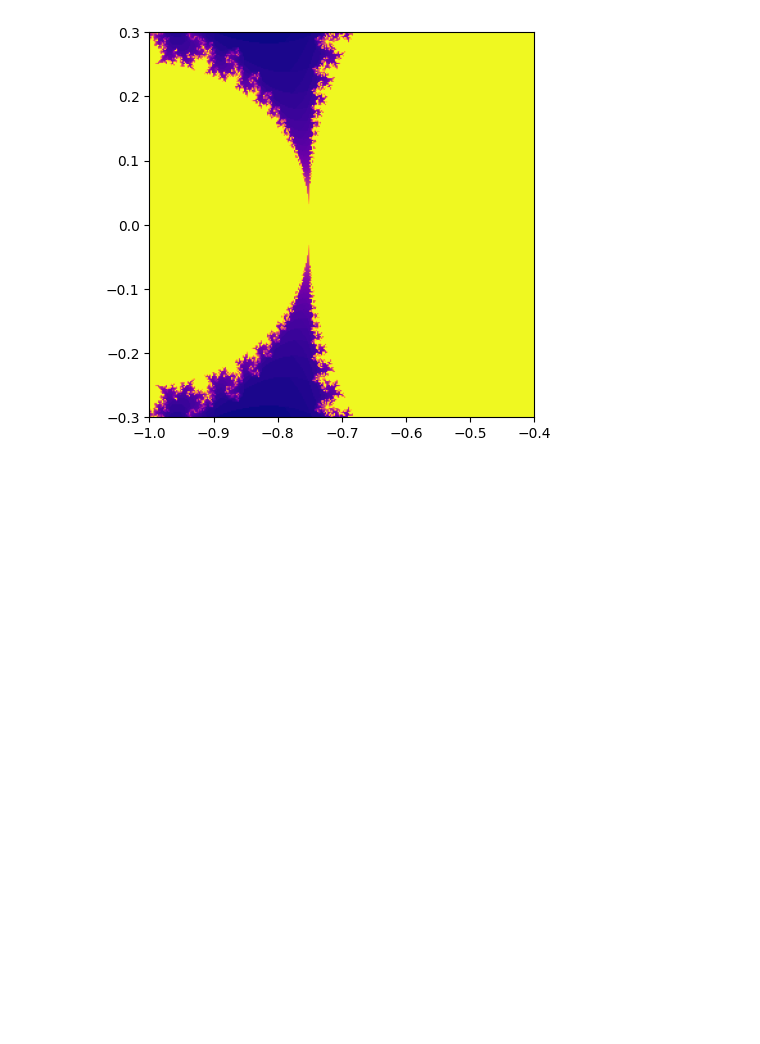
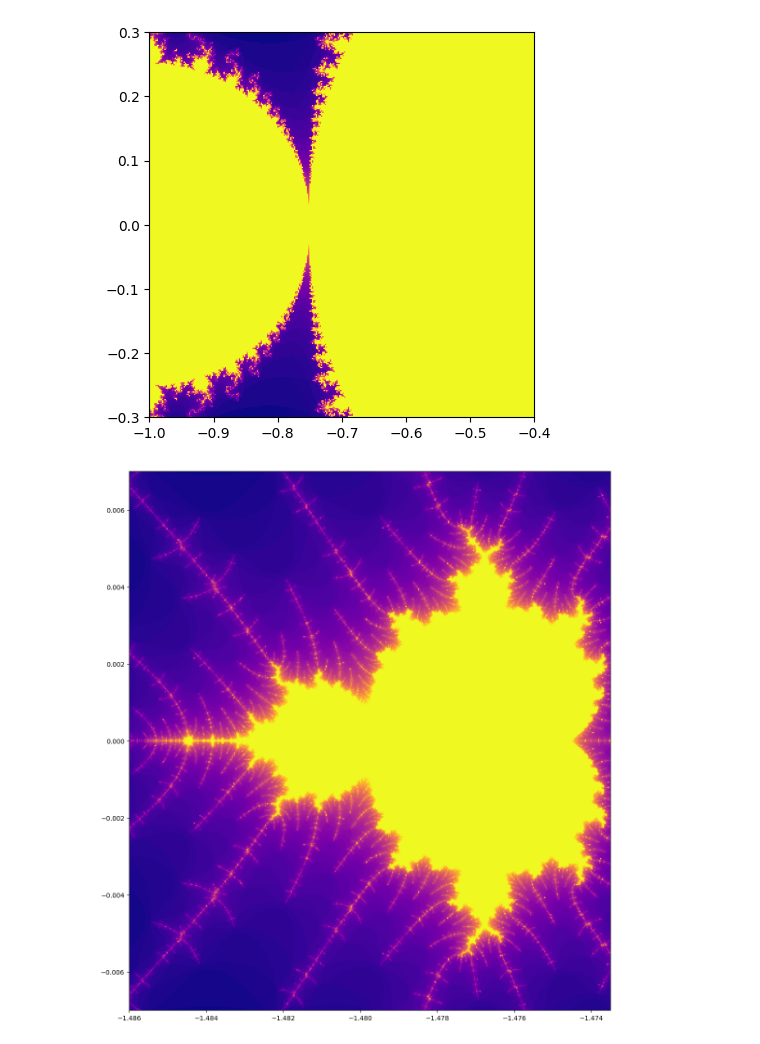
Before and after one commit to acbskriver/mandelbrot, a Jupyter notebook: notebooks/mandelbrot.ipynb, the cells around one changed output. Saved outputs shown, nothing was run; the diff lists cells and outputs as text; code cells hidden in the pictures; blank space fills up the shorter version.

```diff
--- a/notebooks/mandelbrot.ipynb
+++ b/notebooks/mandelbrot.ipynb
@@ -49,23 +46,28 @@ plot_mandelbrot_dataset(dataset, fig_size = (5,5))
 # %%
 """Calculate raw data points"""
 
 #Get raw data points
-df = mandelbrot_dataset_creator(real_start = -1,
-                                  real_end = -0.4,
-                                  real_nr_pixels = 200,
-                                  imag_start = -0.3j,
-                                  imag_end = 0.3j,
-                                  imag_nr_pixels = 200,
-                                  initial_z = 0,
-                                  exponent = 2,
-                                  nr_iterations = 100)
+df = mandelbrot_dataset_creator(real_start = -1.486,
+                                real_end = -1.4735,
+                                real_nr_pixels = 500,
+                                imag_start = -0.007j,
+                                imag_end = 0.007j,
+                                imag_nr_pixels = 500,
+                                initial_z = 0,
+                                exponent = 2,
+                                nr_iterations = 100,
+                                classification_threshold = 2)
 
 #get dimension for later usage
 c_real = np.float64(df.columns)
 c_imag = df.index
 
 #transpose/ transform data from shape (1000, 1000) -> (1000000, 3)
 data = pd.melt(df.reset_index(), id_vars= "index", value_vars=df.columns[1:]).astype({"variable": float})
+
+plot_mandelbrot_dataset(df)
+# %% [output]
+[figure, added]
 # %%
 #rename columns and inspect data
 data.columns = ["imag_part", "real_part", "diverges_at_iter"]
```
Also changed, not shown: parts of 17 cells of this notebook, 3 other files.
